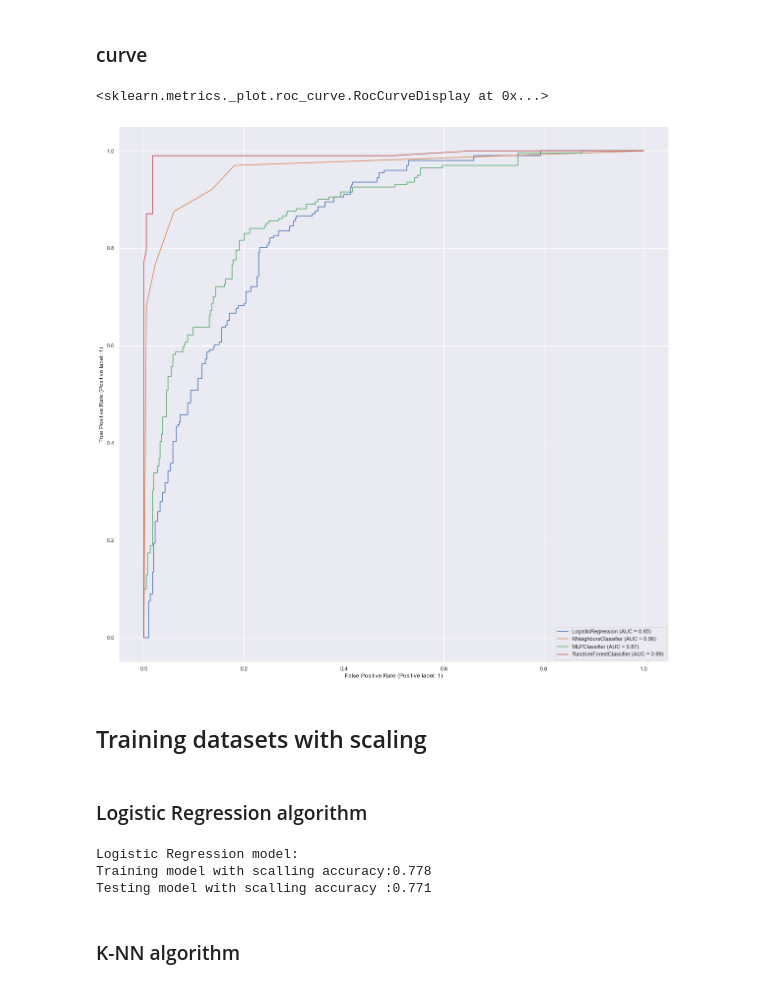
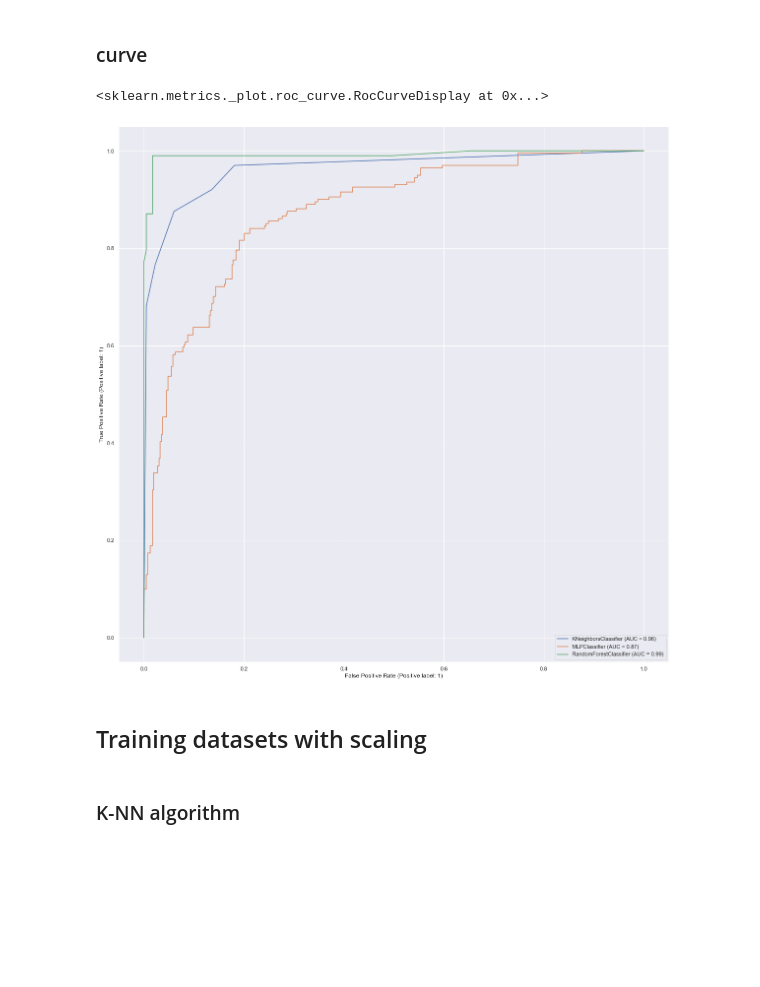
Before and after one commit to fangbo13/ML-predicate-diabetes, a Jupyter notebook: 6006CEMCoursework/CW.ipynb, the cells around one changed output. Cells and saved outputs as stored; diff of their text form; code cells hidden in the pictures; blank space fills up the shorter version.

```diff
--- a/6006CEMCoursework/CW.ipynb
+++ b/6006CEMCoursework/CW.ipynb
@@ -305,9 +301,0 @@ X_train,X_test,y_train,y_test =train_test_split(X,y,test_size=0.3,random_state=0
-# %%
-# using Logistic Regression algorithm
-model_LR = LogisticRegression()
-model_LR.fit(X_train, y_train)#Fitting the values of x and y
-train_accuracy = model_LR.score(X_train, y_train)# Assign the training score
-test_accuracy = model_LR.score(X_test, y_test)#Assign testing score
-print("Logistic Regression model:")
-print("Training model accuracy:{:.3f}".format(train_accuracy))#Print Training Accuracy
-print("Testing model accuracy :{:.3f}".format(test_accuracy))#Print Testing Accuracy
@@ -564,13 +526,12 @@ weighted avg       0.99      0.98      0.98       598
 # %% [markdown]
 ### curve
 # %%
-disp = plot_roc_curve(model_LR, X_test, y_test)
-plot_roc_curve(model_knn,X_test, y_test, ax = disp.ax_)
+disp = plot_roc_curve(model_knn, X_test, y_test)
 plot_roc_curve(MLP,X_test, y_test, ax = disp.ax_)
 plot_roc_curve(model_RF, X_test, y_test,ax = disp.ax_)
 # %% [output]
 <sklearn.metrics._plot.roc_curve.RocCurveDisplay at 0x...>
-[figure, old version]
+[figure, new version]
 # %% [markdown]
 ## Training datasets with scaling
 # %%
@@ -580,22 +541,6 @@ scaler = StandardScaler()#Pre-processed data
 df[num_cols] = scaler.fit_transform(df[num_cols])#Fit model with scaling features
 
 X_train,X_test,y_train,y_test = train_test_split(X,y,test_size = 0.25,random_state = 0)#Split dataset
-# %% [markdown]
-### Logistic Regression algorithm
-# %%
-# using Logistic Regression algorithm
-model_LRSC= LogisticRegression(C=100,max_iter=1000)#Use logistic regression and max_iter to 1000
-model_LRSC.fit(X_train, y_train)#Fit model with scaling features
-
-LRSC_train_accuracy = model_LRSC.score(X_train, y_train)# Assign the training score
-LRSC_test_accuracy = model_LRSC.score(X_test, y_test)#Assign testing score
-print("Logistic Regression model:")
-print("Training model with scalling accuracy:{:.3f}".format(LRSC_train_accuracy))#Print Training Accuracy
-print("Testing model with scalling accuracy :{:.3f}".format(LRSC_test_accuracy))#Print Testing Accuracy
-# %% [output]
-Logistic Regression model:
-Training model with scalling accuracy:0.778
-Testing model with scalling accuracy :0.771
 # %% [markdown]
 ### K-NN algorithm
 # %%
```
Also changed, not shown: parts of 44 cells of this notebook, 1 other file.
